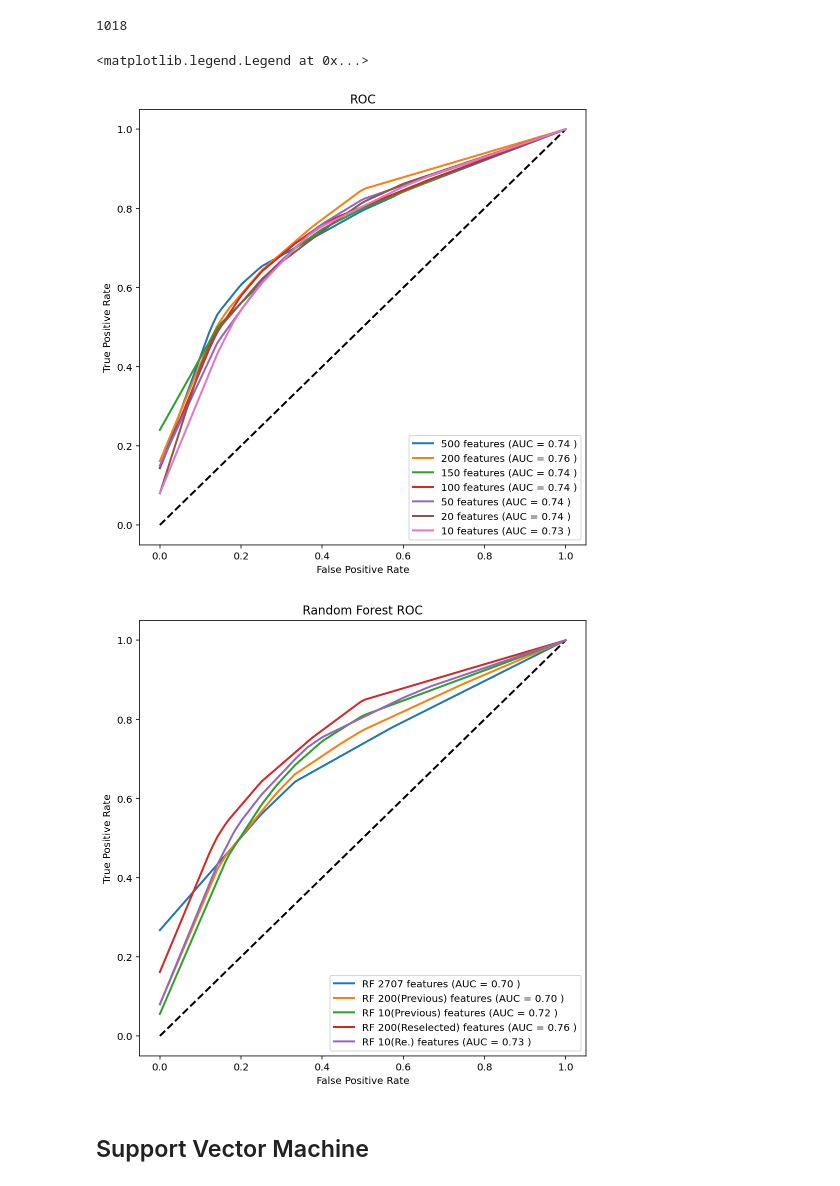
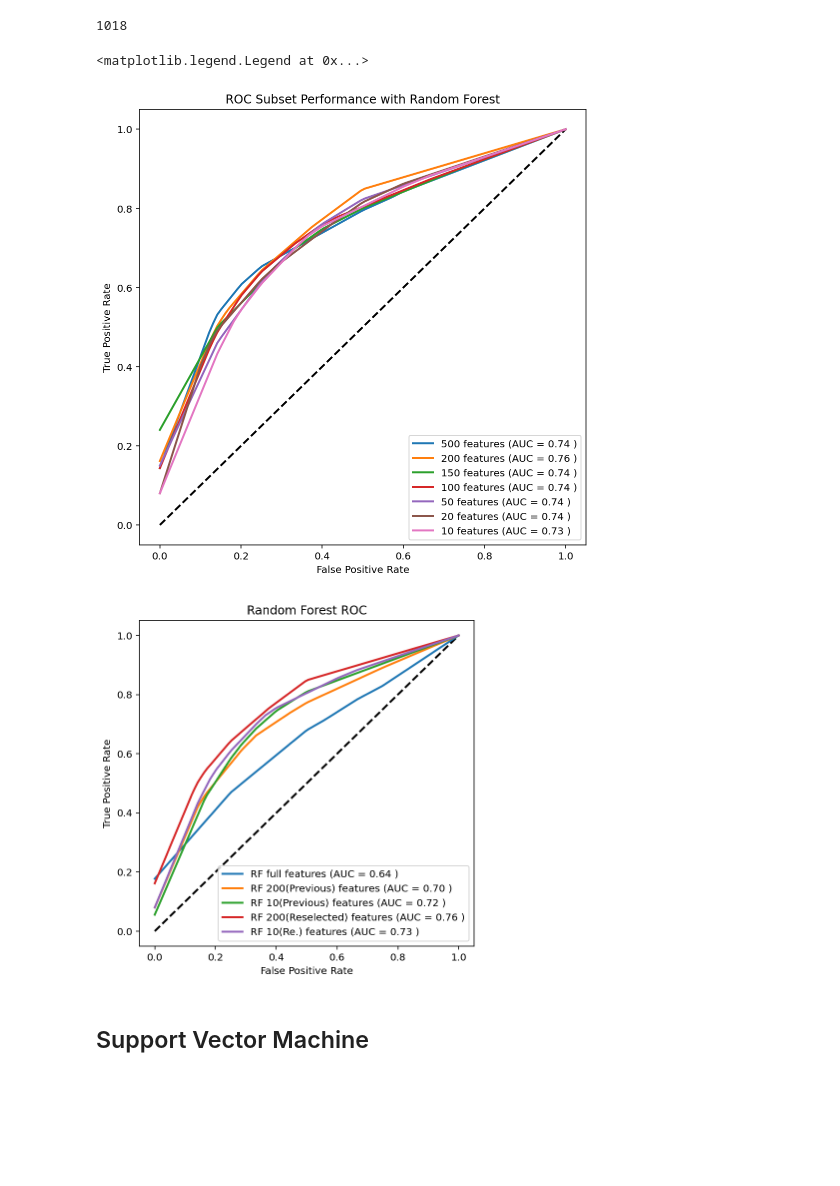
Before and after one commit to Yukodeng/118B-Final-Project, a Jupyter notebook: Cogs118B Final Project.ipynb, the cells around one changed output. Saved outputs shown, nothing was run; the diff lists cells and outputs as text; code cells hidden in the pictures; blank space fills up the shorter version.

```diff
--- a/Cogs118B Final Project.ipynb
+++ b/Cogs118B Final Project.ipynb
@@ -378,43 +381,48 @@ for i in range(len(fs_ls)):
     plot_roc(tprs, text='%d'%(ns[i]))
 plt.xlabel('False Positive Rate')
 plt.ylabel('True Positive Rate')
-plt.title('ROC')
+plt.title('ROC Subset Performance with Random Forest' )
 plt.legend(loc="lower right")
 # %% [output]
 <matplotlib.legend.Legend at 0x...>
-[figure, old version]
+[figure, new version]
+# %%
+y.replace({'autism':1,'control':0}, inplace=True)
+# %%
+# all features
+clf0, rf_accs0, tprs0 = my_RF_classifier(X=gene.iloc[:,1:], y=y)
 # %%
 # 2707 features
-clf1, train_aucs1, tprs1 = my_RF_classifier(X=gene_flt.iloc[:,1:], y=y)
+clf1, rf_accs1, tprs1 = my_RF_classifier(X=gene_flt.iloc[:,1:], y=y)
 # Previous 200 features
-clf2, train_aucs2, tprs2 = my_RF_classifier(X=df_filtered.iloc[:,:-1], y=y)
+clf2, rf_accs2, tprs2 = my_RF_classifier(X=df_filtered.iloc[:,:-1], y=y)
 # 10 features selected by mean-cor
 X10 = gene.loc[:,COR_f[:20]]
-clf3, train_aucs3, tprs3 =  my_RF_classifier(X10, y)
+clf3, rf_accs3, tprs3 =  my_RF_classifier(X10, y)
 # 200 features selected from above 1018 fs
 X4 = gene.loc[:,fs_ls[1]]
-clf4, train_aucs4, tprs4 = my_RF_classifier(X4, y)
+clf4, rf_accs4, tprs4 = my_RF_classifier(X4, y)
 
 # 10 features selected from above..
 X_10 = gene.loc[:,fs_ls[-1]]
-clf5, train_acus5, tprs5 = my_RF_classifier(X_10, y)
+clf5, rf_acs5, tprs5 = my_RF_classifier(X_10, y)
 # %%
-plt.figure(figsize=(8,8))
+plt.figure(figsize=(6,6))
 plt.plot([0,1],[0,1],linestyle = '--',lw = 2,color = 'black')
-# plot_roc(tprs0, text='RF full')
-plot_roc(tprs1, text='RF 2707')
+plot_roc(tprs0, text='RF full')
+# plot_roc(tprs1, text='RF 2707')
 plot_roc(tprs2, text='RF 200(Previous)')
 plot_roc(tprs3, text='RF 10(Previous)')
 plot_roc(tprs4, text='RF 200(Reselected)')
 plot_roc(tprs5, text='RF 10(Re.)')
 
 plt.xlabel('False Positive Rate')
 plt.ylabel('True Positive Rate')
 plt.title('Random Forest ROC')
 plt.legend(loc="lower right")
 plt.show()
 # %% [output]
-[figure, old version]
+[figure, new version]
 # %%
 # x_100=gene.loc[:,fs_ls[-4]]
 # x_100['group']=gene['group']
```
Also changed, not shown: parts of 16 cells of this notebook.
